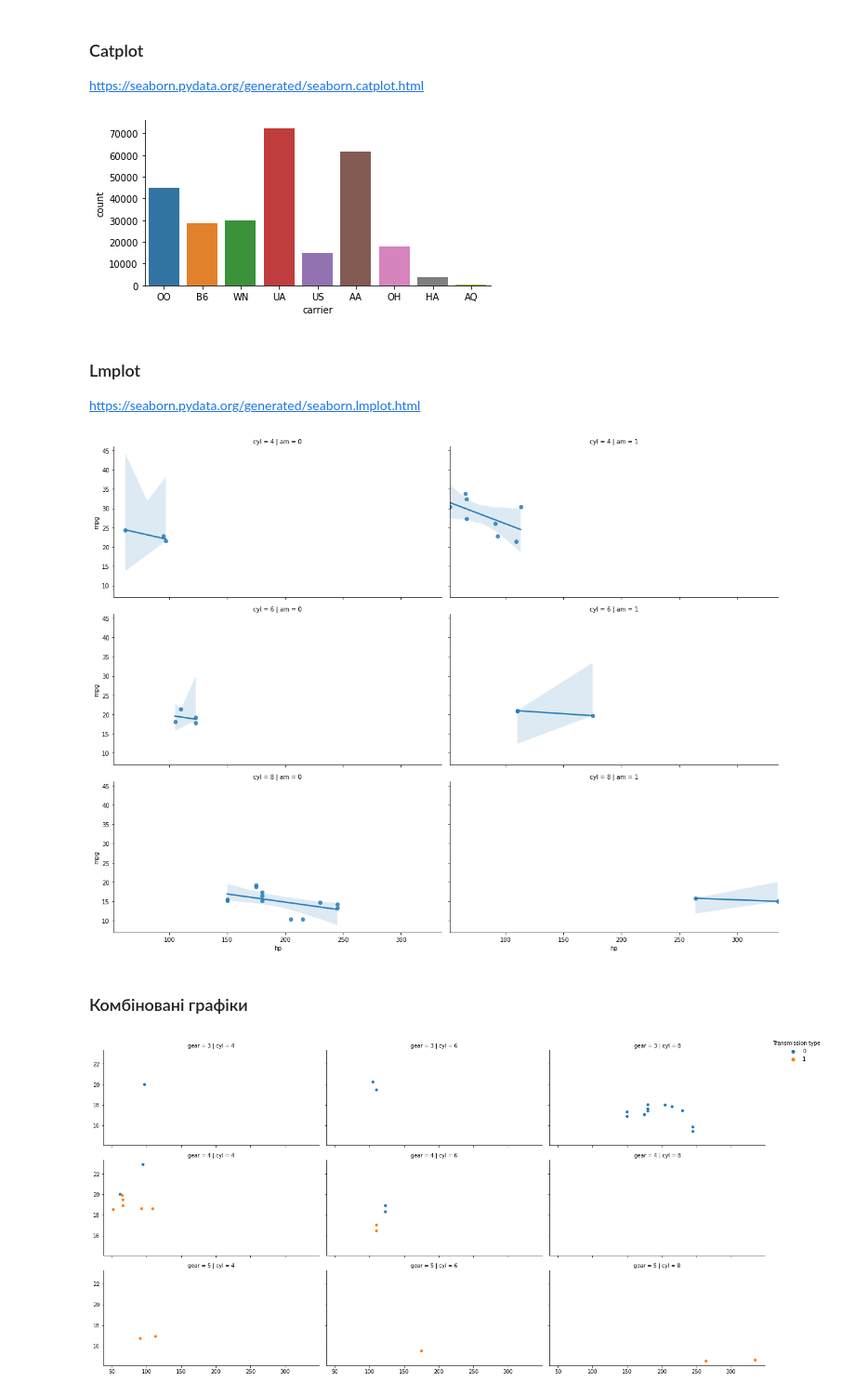
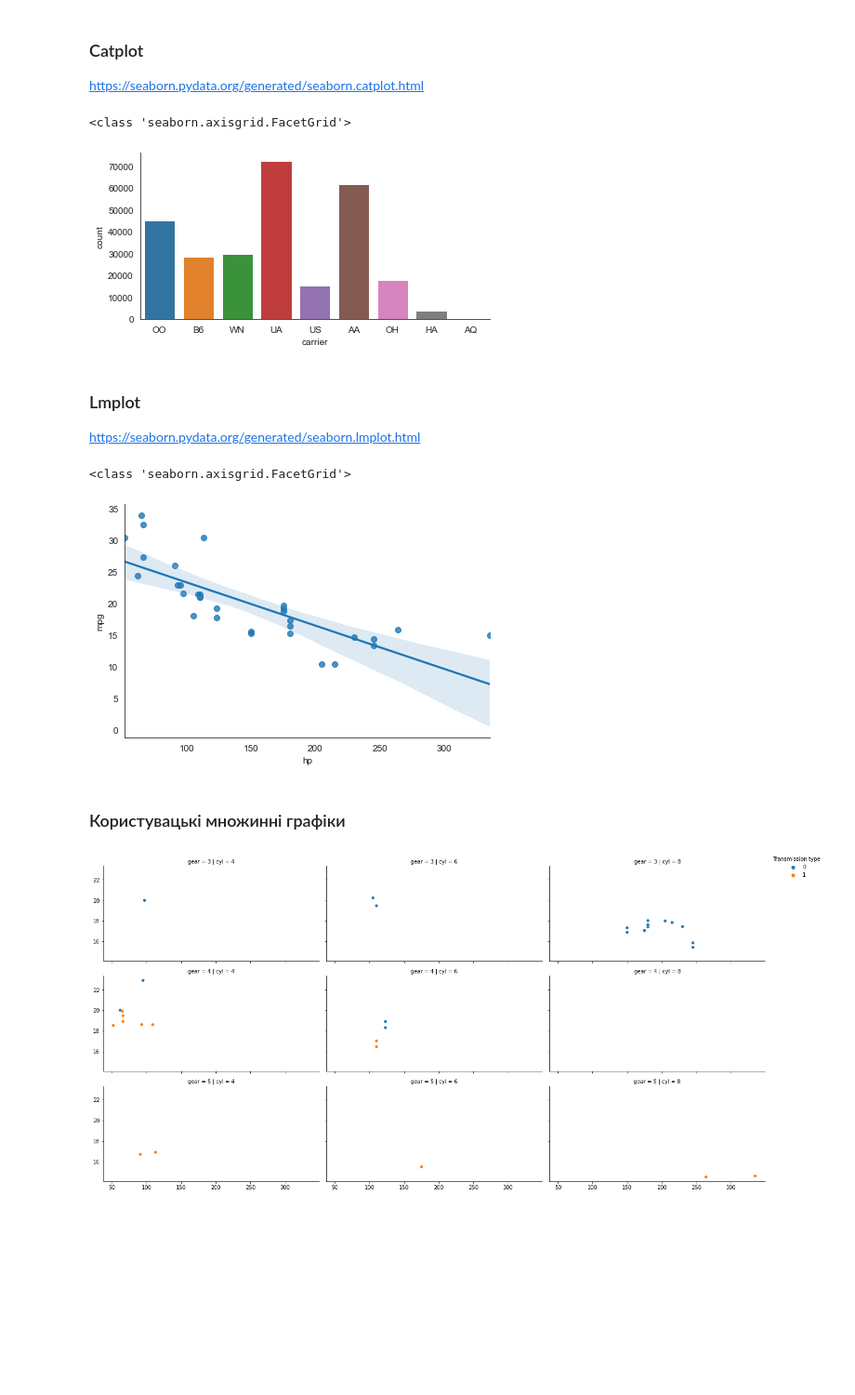
Before and after one commit to GenomicsUA/workshops, a Jupyter notebook: Python_R_Visualization/Python/Seaborn.ipynb, the cells around one changed output. Shown at 93% size. Saved outputs shown, nothing was run; the diff lists cells and outputs as text; code cells hidden in the pictures; blank space fills up the shorter version.

```diff
--- a/Python_R_Visualization/Python/Seaborn.ipynb
+++ b/Python_R_Visualization/Python/Seaborn.ipynb
@@ -351,25 +388,29 @@ plt.show()
 https://seaborn.pydata.org/generated/seaborn.catplot.html
 # %%
 # kind = 'strip', 'swarm', 'box', 'violin', 'boxen', 'point', 'bar', 'count'
-g = sns.catplot(kind='count', x='carrier',
+g = sns.catplot(data=flights, height=3, aspect=2, legend="full", kind='count', x='carrier',
 #                 col='org',
 #                 col_wrap=2,
-                data=flights, height=3, aspect=2, legend="full",
                )
+print(type(g))
+plt.show()
 # %% [output]
+<class 'seaborn.axisgrid.FacetGrid'>
-[figure, old version]
+[figure, new version]
 # %% [markdown]
 ### Lmplot
 https://seaborn.pydata.org/generated/seaborn.lmplot.html
 # %%
-g = sns.lmplot(x='hp', y='mpg', data=mtcars, height=4, aspect=2,
-               col='am', row='cyl'
+g = sns.lmplot(x='hp', y='mpg', data=mtcars, height=4, aspect=1.5,
+#                col='am', row='cyl'
           )
+print(type(g))
 plt.show()
 # %% [output]
+<class 'seaborn.axisgrid.FacetGrid'>
-[figure, old version]
+[figure, new version]
 # %% [markdown]
-### Комбіновані графіки
+### Користувацькі множинні графіки
 # %%
 g = sns.FacetGrid(mtcars, row="gear", col="cyl", height=3, aspect=2, legend_out=True)
 
```
Also changed, not shown: parts of 17 cells of this notebook, 1 other file.
